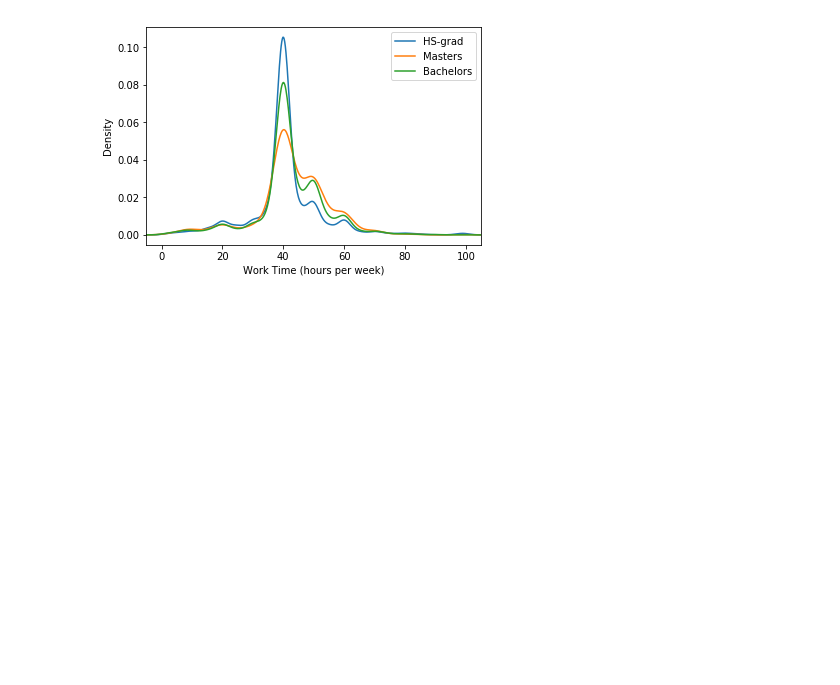
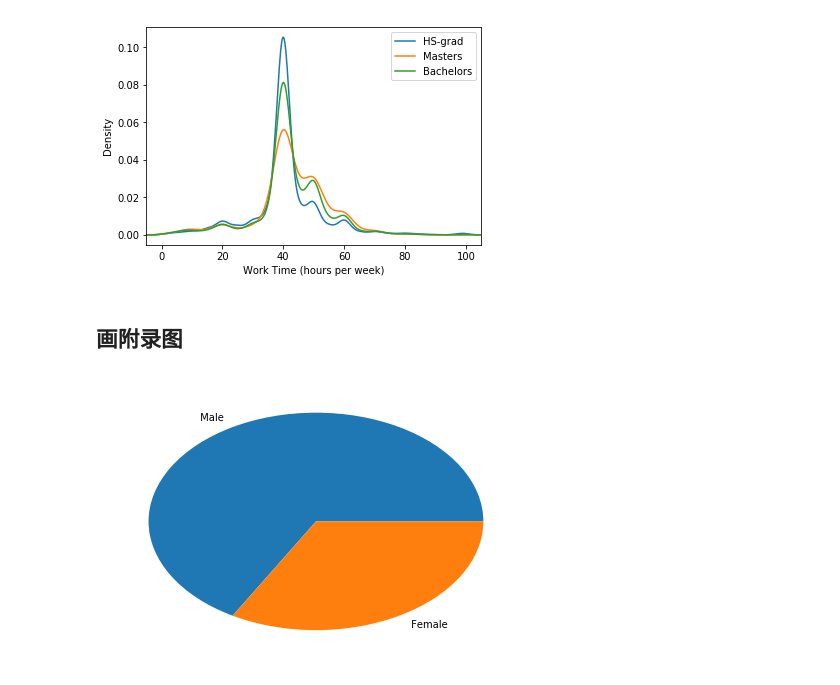
Before and after one commit to shinshiner/CS245-Data-Science, a Jupyter notebook: Adult/adult_analysis.ipynb, the cells around one changed output. Drawn from its saved outputs; the diff is of its cells as text; code cells hidden in the pictures; blank space fills up the shorter version.

```diff
--- a/Adult/adult_analysis.ipynb
+++ b/Adult/adult_analysis.ipynb
@@ -118,3 +118,13 @@ plt.savefig('report/img/work_time_com1.pdf')
 plt.show()
 # %% [output]
 [figure]
+# %% [markdown]
+## 画附录图
+# %%
+# 统计性别情况
+s = df['gender']
+fig = s.value_counts().plot(kind='pie', label='', figsize=(7.5, 5))
+plt.savefig('report/img/app_gender.pdf')
+plt.show()
+# %% [output]
+[figure, added]
```
Also changed, not shown: parts of 5 cells of this notebook.
